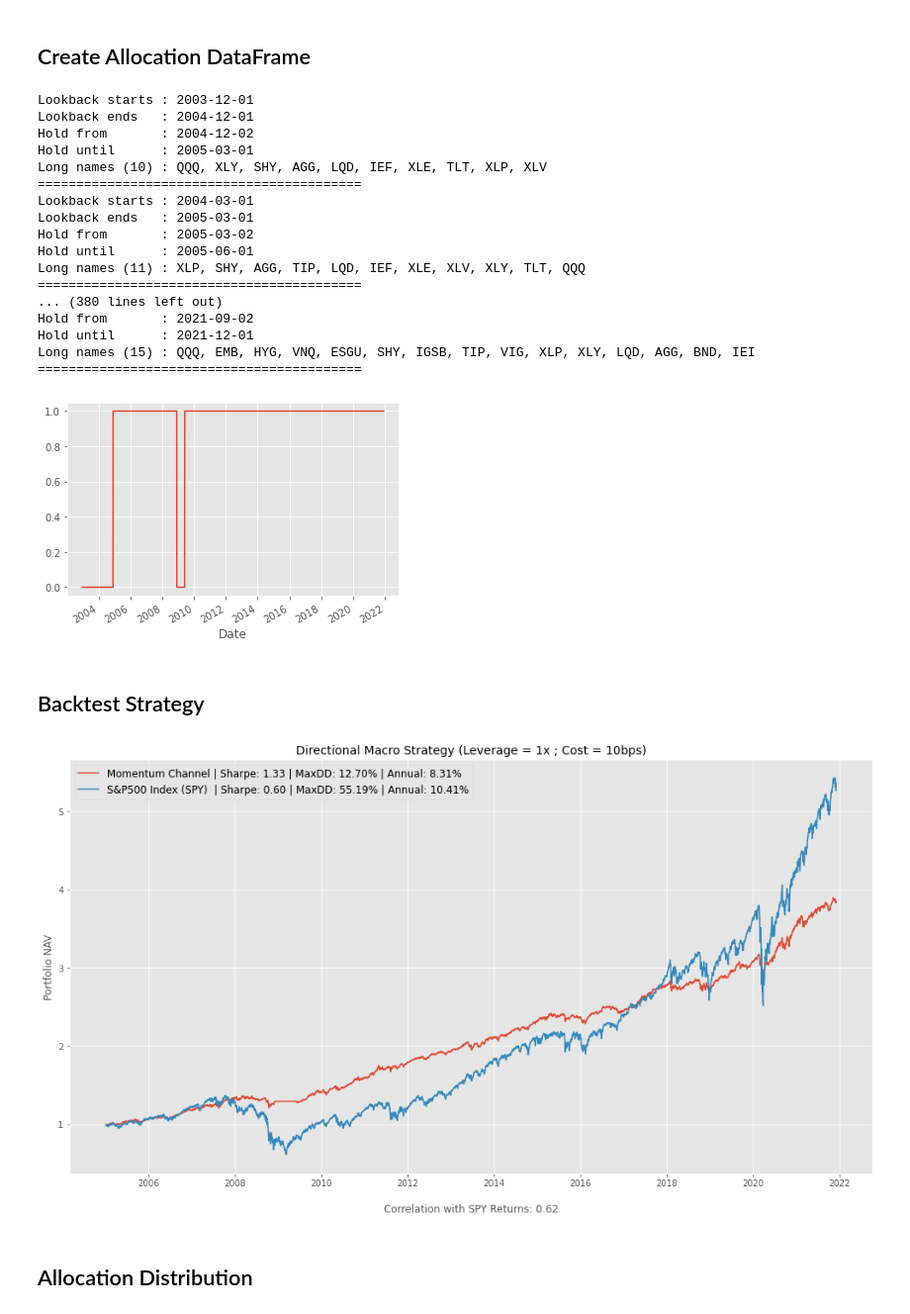
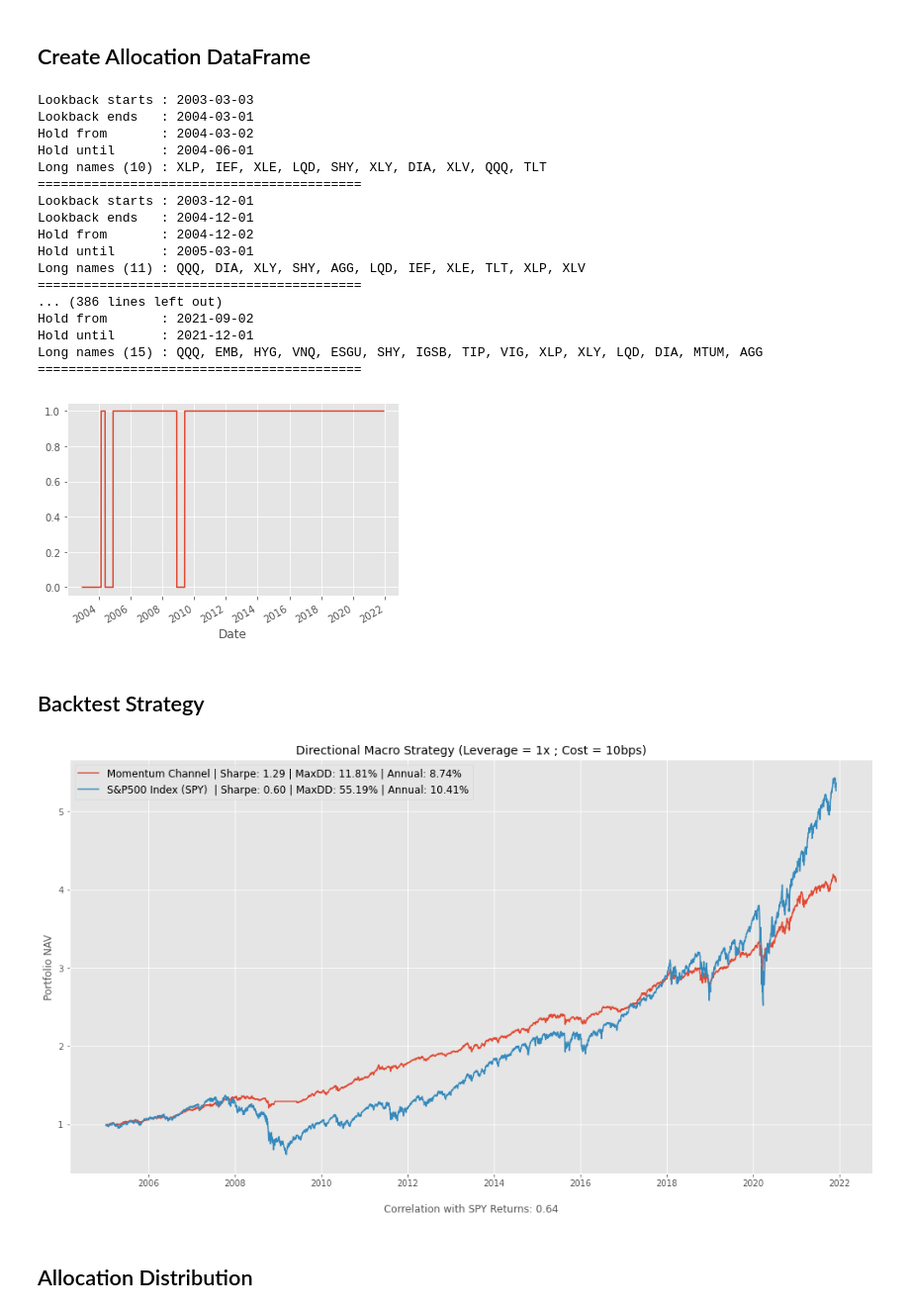
Before and after one commit to samueljuanp/investment_analysis, a Jupyter notebook: strategies/macro_momentum.ipynb, the cells around one changed output. Shown: that part at 99% size. Saved outputs shown, nothing was run; the diff lists cells and outputs as text; code cells hidden in the pictures.

```diff
--- a/strategies/macro_momentum.ipynb
+++ b/strategies/macro_momentum.ipynb
@@ -19,9 +19,10 @@ import datetime as dt
 ## Retrieve Data
 # %%
 # define tickers
-equities = 'SPY QQQ XLY XLV XLP MCHI VWO VIG ARKK ESGU'.split()
+equities = 'SPY QQQ DIA XLY XLV XLP MCHI VWO VIG ARKK ESGU MTUM'.split()
 bonds = 'AGG BND BNDX EMB HYG IEF IEI IGSB LQD SHY TIP TLT'.split()
-reits = 'VNQ'.split()
+reits = 'VNQ VNQI'.split()
 commods = 'GLD SLV XLE'.split()
 crypto = 'BITO'.split()
 tickers = equities + bonds + reits + commods + crypto
+len(tickers)
@@ -56,6 +59,7 @@ plt.show()
 lookback = 12
 hold = 3
 seasonality = None
+post_exdate = 1
 
 threshold = 0.90
 max_assets = 15
@@ -72,10 +76,10 @@ start = critical[:-lookback:hold]
 
 # capture rebalance dates (after ex-date)
 rebalance_on = critical[lookback::hold]
-rebalance_on = [date+BDay(1) for date in rebalance_on]
+rebalance_on = [date+BDay(post_exdate) for date in rebalance_on]
 
 # capture end of holding dates (on ex-date)
-hold_until = [date for date in critical[lookback+hold::hold]]
+hold_until = [date+BDay(post_exdate)-BDay(1) for date in critical[lookback+hold::hold]]
 
 # capture lookback end dates
 end = [date-BDay(1) for date in rebalance_on]
@@ -139,27 +143,27 @@ for i in range(len(rebalance_on)):
         # allocate capital equally
         allocation.loc[rebal_on:hold_till, long_names] = 1 / len(long_names)
 # %% [output]
+Lookback starts : 2003-03-03
+Lookback ends   : 2004-03-01
+Hold from       : 2004-03-02
+Hold until      : 2004-06-01
+Long names (10) : XLP, IEF, XLE, LQD, SHY, XLY, DIA, XLV, QQQ, TLT
+==========================================
 Lookback starts : 2003-12-01
 Lookback ends   : 2004-12-01
 Hold from       : 2004-12-02
 Hold until      : 2005-03-01
-Long names (10) : QQQ, XLY, SHY, AGG, LQD, IEF, XLE, TLT, XLP, XLV
+Long names (11) : QQQ, DIA, XLY, SHY, AGG, LQD, IEF, XLE, TLT, XLP, XLV
 ==========================================
-Lookback starts : 2004-03-01
-Lookback ends   : 2005-03-01
-Hold from       : 2005-03-02
-Hold until      : 2005-06-01
-Long names (11) : XLP, SHY, AGG, TIP, LQD, IEF, XLE, XLV, XLY, TLT, QQQ
-==========================================
-... (380 lines left out)
+... (386 lines left out)
 Hold from       : 2021-09-02
 Hold until      : 2021-12-01
-Long names (15) : QQQ, EMB, HYG, VNQ, ESGU, SHY, IGSB, TIP, VIG, XLP, XLY, LQD, AGG, BND, IEI
+Long names (15) : QQQ, EMB, HYG, VNQ, ESGU, SHY, IGSB, TIP, VIG, XLP, XLY, LQD, DIA, MTUM, AGG
 ==========================================
 # %%
 allocation.sum(axis=1).plot(); plt.show() # long-only
 # %% [output]
-[figure, old version]
+[figure, new version]
 # %% [markdown]
 ## Backtest Strategy
 # %%
@@ -170,45 +174,45 @@ start_test = '2005'
 end_test = None
 
 # calculate daily portfolio return
-strat = (data.pct_change() * allocation.shift() * leverage).sum(axis=1).loc[start_test:end_test]
+strat = (data.pct_change() * allocation.shift(2) * leverage).sum(axis=1).loc[start_test:end_test]
 bench = data.loc[start_test:end_test,'SPY'].pct_change()
 
 # deduct transaction cost
 cost = tc / 10000
-turnover = (allocation * leverage).diff().fillna(0).abs()
+turnover = (allocation * leverage).diff().shift().fillna(0).abs()
 strat = strat - (turnover * cost).sum(axis=1)
 
 # functionalize Sharpe ratio
 def sharpe(daily_return):
     return daily_return.mean() / daily_return.std() * np.sqrt(250)
 
 # functionalize maximum drawdown
 def max_dd(daily_return):
     roll_max = (daily_return + 1).cumprod().expanding().max()
     daily_dd = (daily_return + 1).cumprod() / roll_max.values - 1.0
     max_dd = daily_dd.abs().max() * 100
     return max_dd
 
 # functionalize annualized return
 def annualized_return(daily_return):
     cum_return = (daily_return + 1).cumprod().dropna()
     ann_return = (cum_return.iloc[-1] / cum_return.iloc[0]) ** (1 / len(cum_return) * 252) - 1
     ann_return = ann_return * 100
     return ann_return
 
 # plot PnL
 plt.figure(figsize=(17,9))
 plt.plot((strat + 1).cumprod(), label=f"Momentum Channel | Sharpe: {sharpe(strat):.2f} | MaxDD: {max_dd(strat):.2f}% | Annual: {annualized_return(strat):.2f}%")
 plt.plot((bench + 1).cumprod(), label=f"S&P500 Index (SPY)  | Sharpe: {sharpe(bench):.2f} | MaxDD: {max_dd(bench):.2f}% | Annual: {annualized_return(bench):.2f}%")
 plt.title(f'Directional Macro Strategy (Leverage = {leverage}x ; Cost = {tc}bps)', fontsize=14)
 plt.xlabel(f"\nCorrelation with SPY Returns: {strat.corr(data['SPY'].pct_change()):.2f}", fontsize=12)
 plt.ylabel('Portfolio NAV', fontsize=12)
 plt.legend(fontsize=12)
 plt.show()
 
 # save return to csv file
 #strat.to_csv('macro_momentum_return.csv')
 # %% [output]
-[figure, old version]
+[figure, new version]
 # %% [markdown]
 ## Allocation Distribution
```
Also changed, not shown: parts of 5 cells of this notebook.
